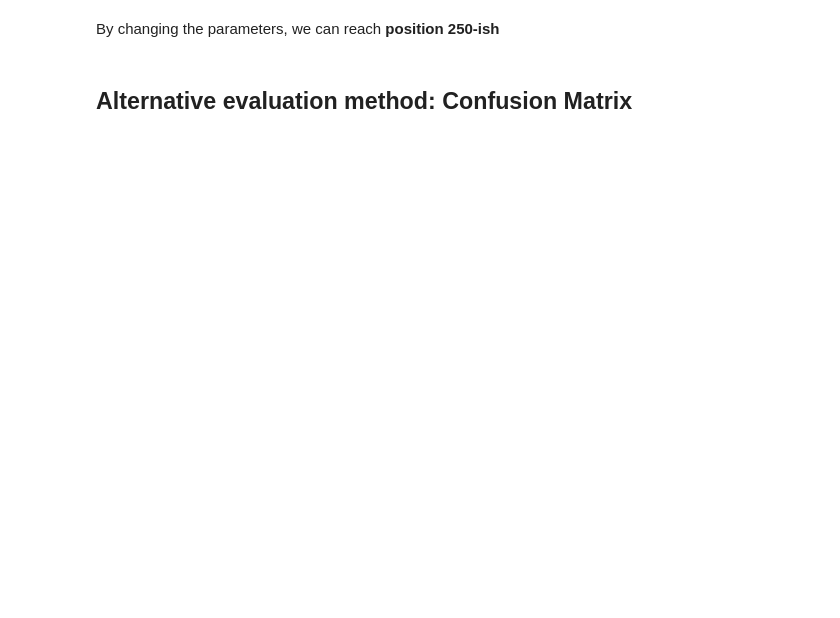
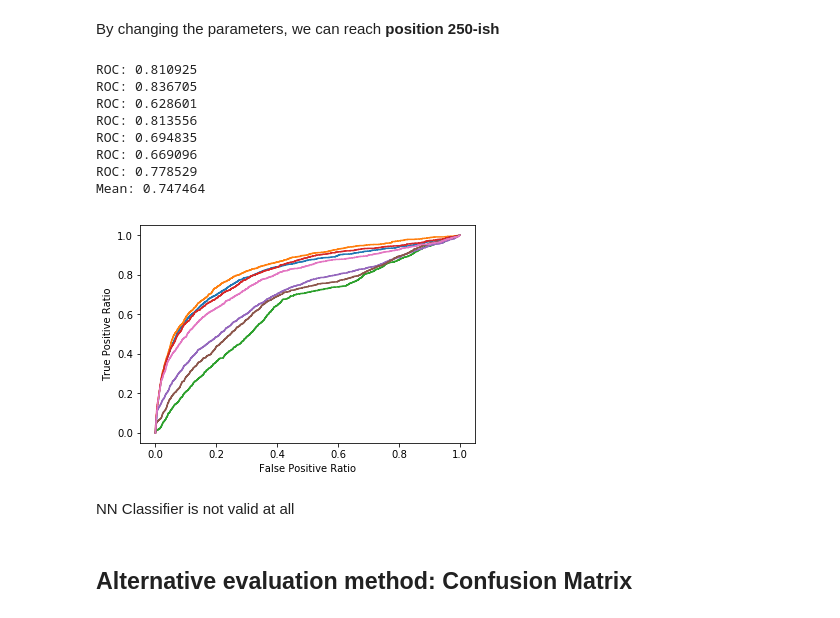
Before and after one commit to aeud/hb-kgl, a Jupyter notebook: jupyter/hb.ipynb, the cells around one changed output. Saved outputs shown, nothing was run; the diff lists cells and outputs as text; code cells hidden in the pictures; blank space fills up the shorter version.

```diff
--- a/jupyter/hb.ipynb
+++ b/jupyter/hb.ipynb
@@ -538,5 +538,20 @@ Mean: 0.864974
 # %% [markdown]
 By changing the parameters, we can reach **position 250-ish**
+# %%
+from sklearn.neural_network import MLPClassifier
+eval_model(MLPClassifier(), X, y)
+# %% [output]
+ROC: 0.810925
+ROC: 0.836705
+ROC: 0.628601
+ROC: 0.813556
+ROC: 0.694835
+ROC: 0.669096
+ROC: 0.778529
+Mean: 0.747464
+[figure, added]
+# %% [markdown]
+NN Classifier is not valid at all
 # %% [markdown]
 ## Alternative evaluation method: Confusion Matrix
 # %%
```
Also changed, not shown: parts of 8 cells of this notebook.
